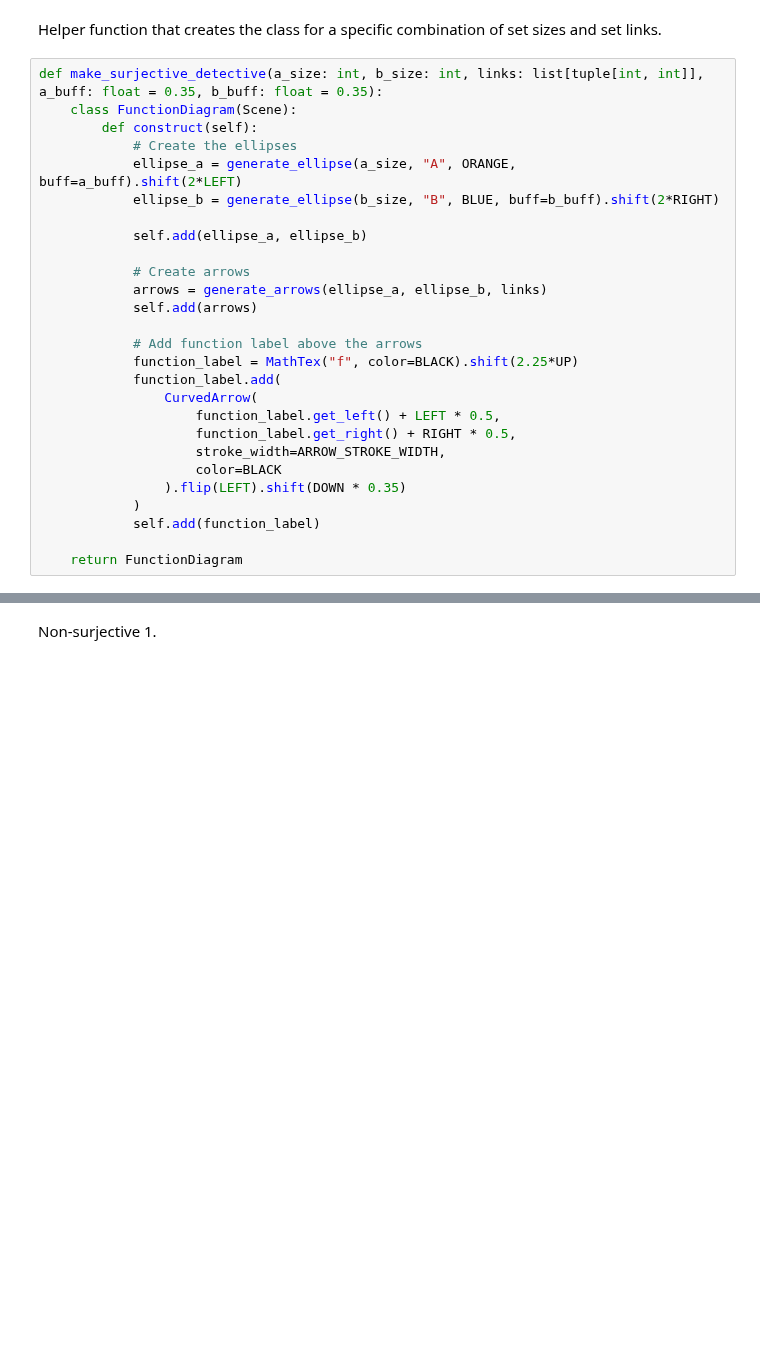
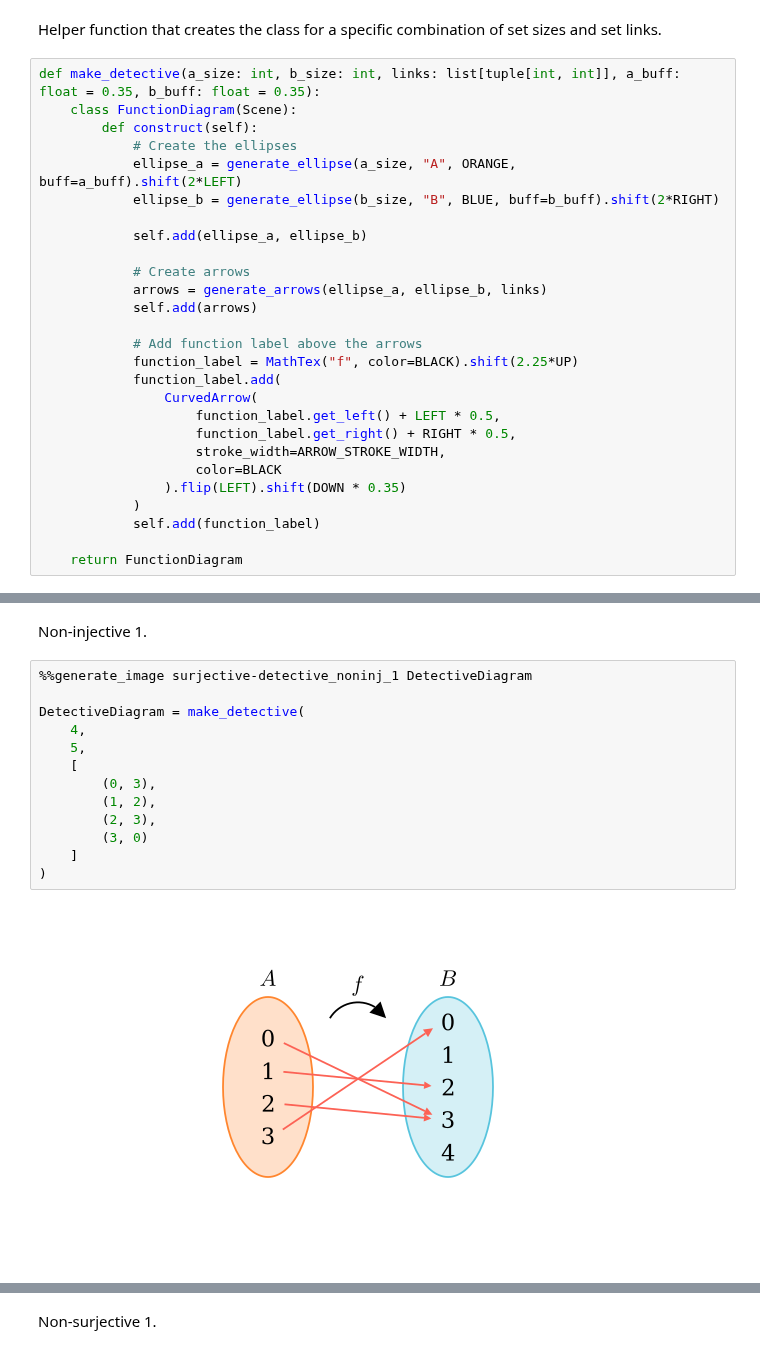
Before and after one commit to PhotonicGluon/NZQRC-Book, a Jupyter notebook: code/image_generation/notebooks/part-1/functions.ipynb, the cells around one changed output, grey strips where cells are left out. Drawn from its saved outputs; the diff is of its cells as text; blank space fills up the shorter version.

```diff
--- a/code/image_generation/notebooks/part-1/functions.ipynb
+++ b/code/image_generation/notebooks/part-1/functions.ipynb
@@ -485,7 +485,7 @@ def generate_arrows(ellipse_a: VGroup, ellipse_b: VGroup, links: list[tuple[int,
 # %% [markdown]
 Helper function that creates the class for a specific combination of set sizes and set links.
 # %%
-def make_surjective_detective(a_size: int, b_size: int, links: list[tuple[int, int]], a_buff: float = 0.35, b_buff: float = 0.35):
+def make_detective(a_size: int, b_size: int, links: list[tuple[int, int]], a_buff: float = 0.35, b_buff: float = 0.35):
     class FunctionDiagram(Scene):
         def construct(self):
             # Create the ellipses
@@ -513,0 +516,17 @@ def make_surjective_detective(a_size: int, b_size: int, links: list[tuple[int, i
+# %% [markdown]
+Non-injective 1.
+# %%
+%%generate_image surjective-detective_noninj_1 DetectiveDiagram
+
+DetectiveDiagram = make_detective(
+    4,
+    5,
+    [
+        (0, 3),
+        (1, 2),
+        (2, 3),
+        (3, 0)
+    ]
+)
+# %% [output]
+[figure, added]
```
Also changed, not shown: parts of 13 cells of this notebook, 6 other files.
